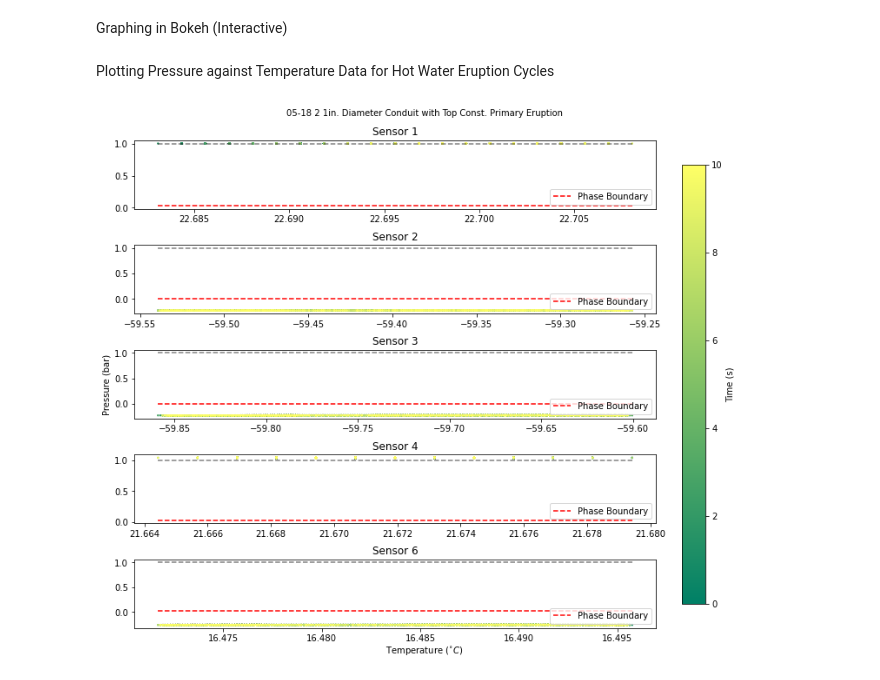
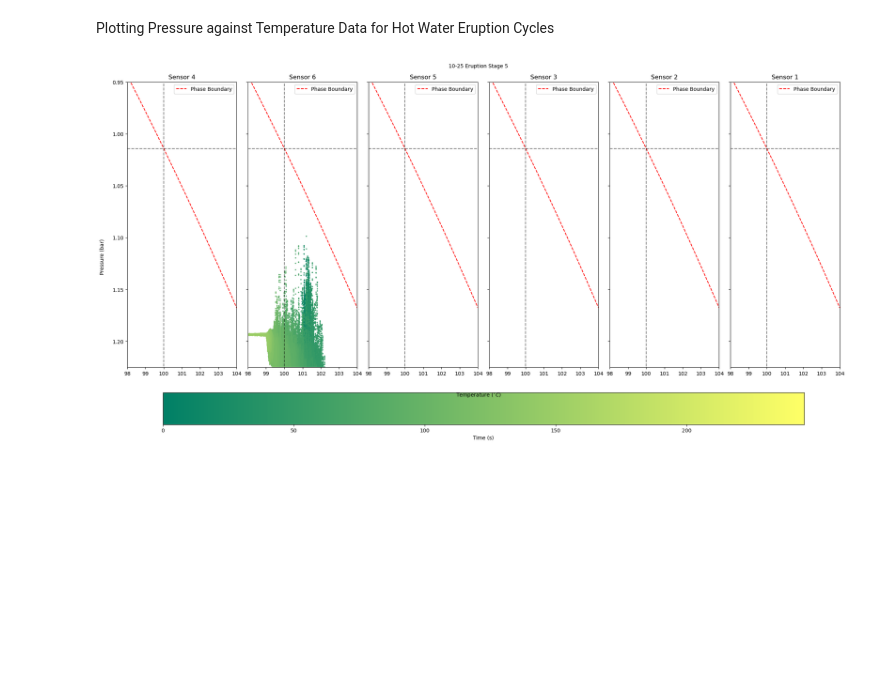
Before and after one commit to akyaparla/Binary-File-Unpack, a Jupyter notebook: example.ipynb, the cells around one changed output. Cells and saved outputs as stored; diff of their text form; code cells hidden in the pictures; blank space fills up the shorter version.

```diff
--- a/example.ipynb
+++ b/example.ipynb
@@ -66,2 +108,0 @@ analysis.plot_static(Txx[0], Txx[1], "Frequency (Hz)", "Power (dB)", plots_shape
-# %% [markdown]
-Graphing in Bokeh (Interactive)
@@ -77,6 +109,6 @@ analysis.plot_interactive(Txx[0, :, ::res], Txx[1, :, ::res], "Frequency (Hz)",
 # %% [markdown]
 Plotting Pressure against Temperature Data for Hot Water Eruption Cycles
-# %%
-analysis.plot_eruption_PT(show_phase_boundaries=True, title="05-18 2 1in. Diameter Conduit with Top Const. Primary Eruption", ordering=[0, 1, 2, 3, 5], savefig=False)
-# %% [output]
-[figure, removed]
+# %%
+analysis.plot_eruption_PT(show_phase_boundaries=True, title=f"10-25 Eruption Stage 5", ordering=[3, 5, 4, 2, 1, 0], savefig=True, times=times)
+# %% [output]
+[figure, added]
```
Also changed, not shown: parts of 13 cells of this notebook, 1 other file.
